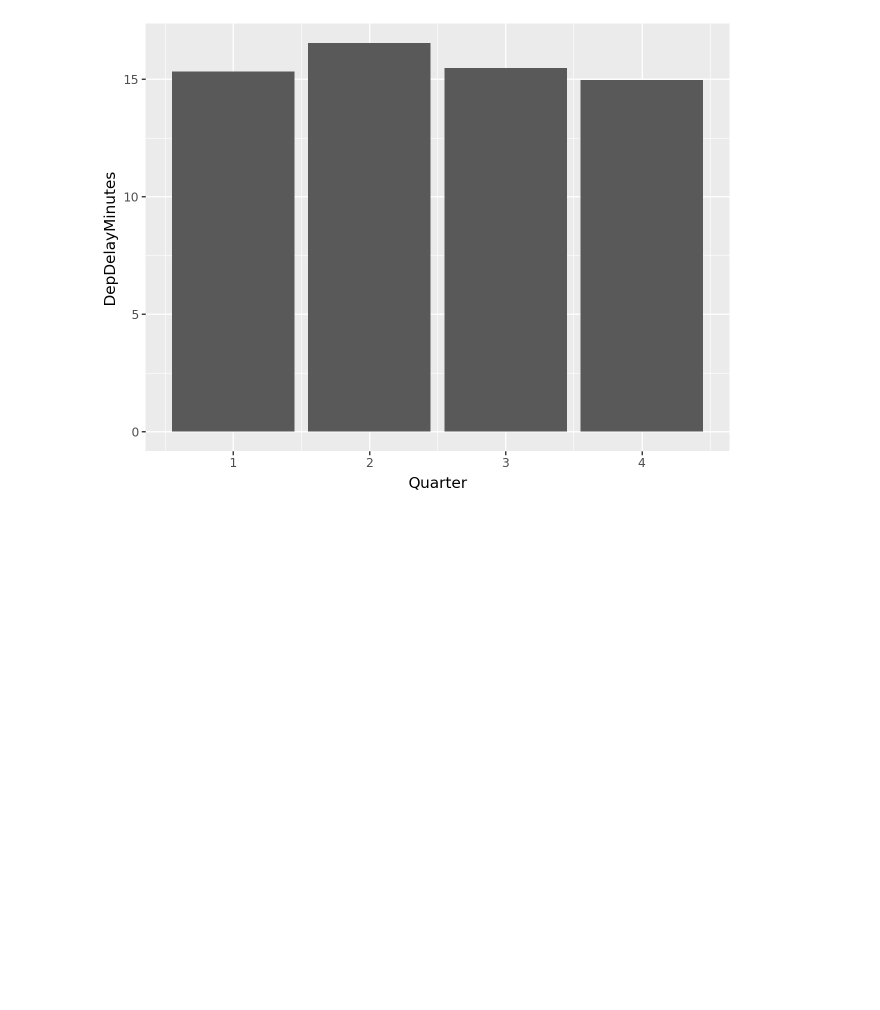
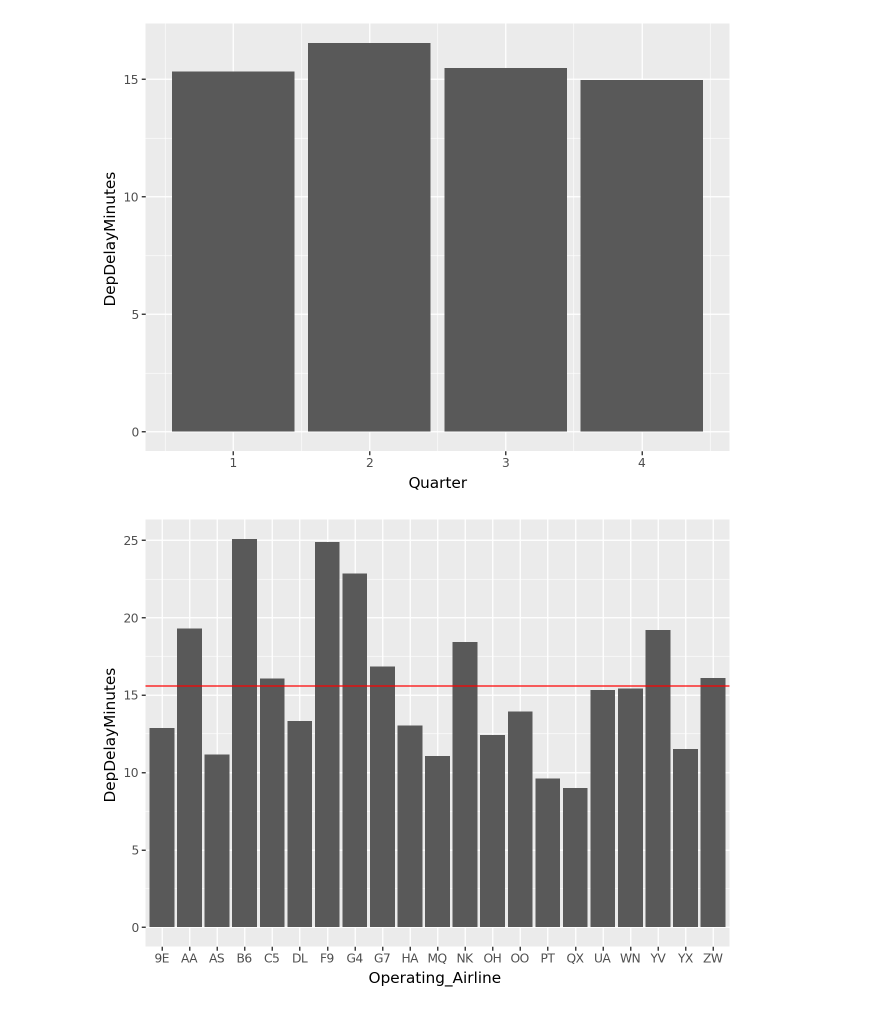
Before and after one commit to irene-zh/Summer-Practicum-25, a Jupyter notebook: 2_Code/Hannah_Ben_delays.ipynb, the cells around one changed output. Cells and saved outputs as stored; diff of their text form; code cells hidden in the pictures; blank space fills up the shorter version.

```diff
--- a/2_Code/Hannah_Ben_delays.ipynb
+++ b/2_Code/Hannah_Ben_delays.ipynb
@@ -119,3 +119,10 @@ avg_delay_by_quarter = df.groupby("Quarter")["DepDelayMinutes"].mean().reset_ind
 ggplot(avg_delay_by_quarter, aes(x = 'Quarter', y = 'DepDelayMinutes')) + geom_col() + scale_x_continuous(breaks = np.arange(1, 13, 1))
 # %% [output]
 [figure]
+# %%
+#average delay by operating airline
+avg_delay_by_airline = df.groupby("Operating_Airline ")["DepDelayMinutes"].mean().reset_index()
+
+ggplot(avg_delay_by_airline, aes(x = 'Operating_Airline ', y = 'DepDelayMinutes')) + geom_col() + geom_hline(yintercept=15.59, color="Red")
+# %% [output]
+[figure, added]
```
Also changed, not shown: parts of 4 cells of this notebook, 3 other files.
